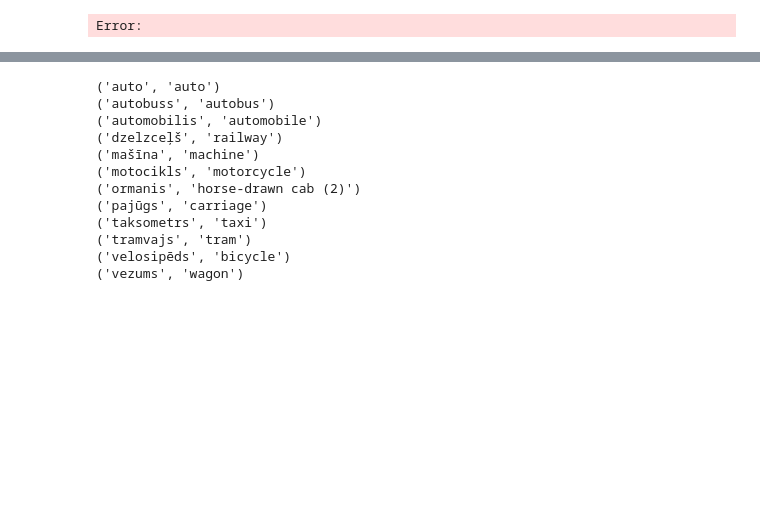
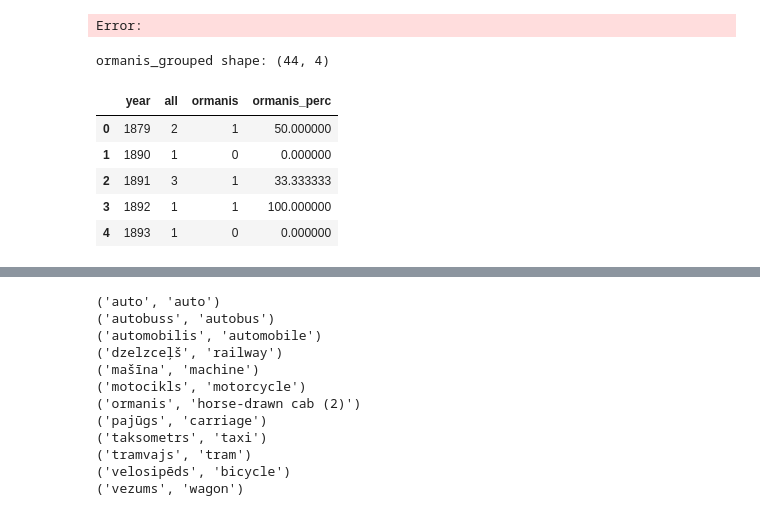
Before and after one commit to ValRCS/lnb_transports, a Jupyter notebook: notebooks/visualize_terms_over_time.ipynb, the cells around one changed output, grey strips where cells are left out. Saved outputs shown, nothing was run; the diff lists cells and outputs as text; code cells hidden in the pictures; blank space fills up the shorter version.

```diff
--- a/notebooks/visualize_terms_over_time.ipynb
+++ b/notebooks/visualize_terms_over_time.ipynb
@@ -2019,9 +2020,11 @@ original_terms_translations keys: 22
 # let's use dictionary
 terms_original_grouped = {}
 terms_original_yearly = {}
+column = "lemma"
+print(f"Column: {column}")
 for term in tqdm(original_terms_translations.keys()):
     # term_rows = df[df['lemma'].str.contains(term, case=False)]
-    term_rows = df[df['term'] == term]
+    term_rows = df[df[column] == term]
     # how many rows for this term
     print(f"Term: {term} rows: {term_rows.shape[0]}")
     # document count
@@ -2063,0 +2066,7 @@ Term: mašīna unique file_stem_short: 214
+# %%
+# how many keys?
+print(f"terms_original_grouped keys: {len(terms_original_grouped)}")
+# let's drop rati key if it exists, too much uncertainty for "rati" usage
+if "rati" in terms_original_grouped:
+    terms_original_grouped.pop("rati")
+print(f"terms_original_grouped keys after dropping rati: {len(terms_original_grouped)}")
@@ -2063,0 +2076,7 @@ Term: mašīna unique file_stem_short: 214
+# %%
+print(f"terms_original_yearly keys: {len(terms_original_yearly)}")
+# let's do the same drop rati key from terms_original_yearly
+
+if "rati" in terms_original_yearly:
+    terms_original_yearly.pop("rati")
+print(f"terms_original_yearly keys after dropping rati: {len(terms_original_yearly)}")
@@ -2064,9 +2097,9 @@ Term: mašīna unique file_stem_short: 214
 # %%
 # let's save terms_original_grouped to pickle
-with open("../pickles/terms_original_grouped.pickle", "wb") as f:
+with open("../pickle/terms_original_grouped.pickle", "wb") as f:
     pickle.dump(terms_original_grouped, f)
 # let's save terms_original_yearly to pickle
-with open("../pickles/terms_original_yearly.pickle", "wb") as f:
+with open("../pickle/terms_original_yearly.pickle", "wb") as f:
     pickle.dump(terms_original_yearly, f)
 # %% [markdown]
 ## Creating Air and Maritime terms over years
@@ -3612,3 +3645,17 @@ ormanis_grouped shape: (44, 4)
 ormanis_grouped.to_excel("../xlsx/ormanis_grouped.xlsx", index=False)
 # %% [output]
 Error:
+# %%
+ormanis_grouped = pd.read_excel("../xlsx/ormanis_grouped.xlsx")
+# shape
+print(f"ormanis_grouped shape: {ormanis_grouped.shape}")
+# show head
+ormanis_grouped.head()
+# %% [output]
+ormanis_grouped shape: (44, 4)
+|  | year | all | ormanis | ormanis_perc |
+| 0 | 1879 | 2 | 1 | 50.000000 |
+| 1 | 1890 | 1 | 0 | 0.000000 |
+| 2 | 1891 | 3 | 1 | 33.333333 |
+| 3 | 1892 | 1 | 1 | 100.000000 |
+| 4 | 1893 | 1 | 0 | 0.000000 |
```
Also changed, not shown: parts of 8 cells of this notebook, 4 other files.
